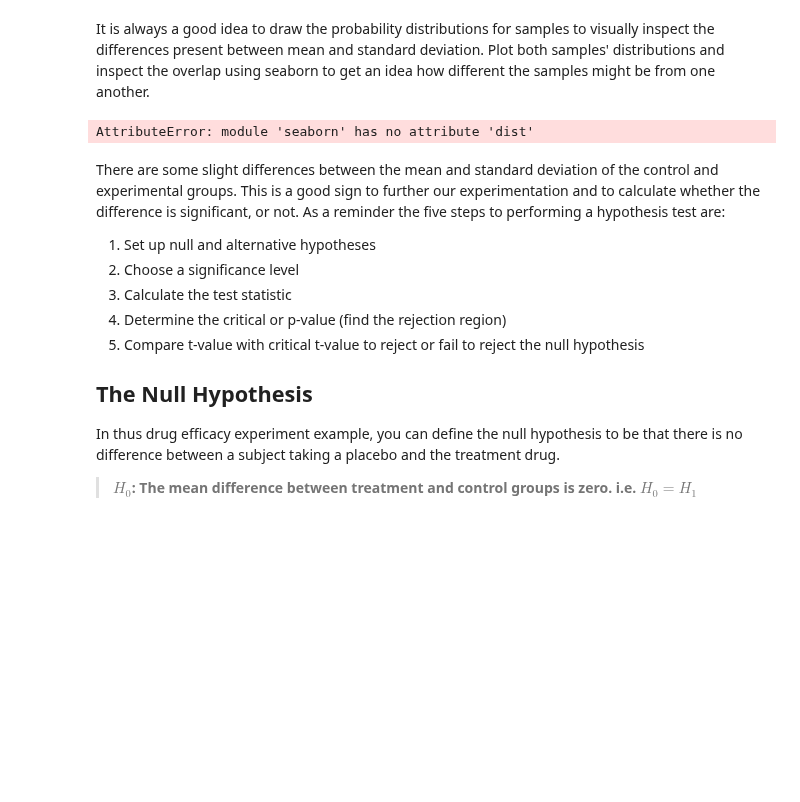
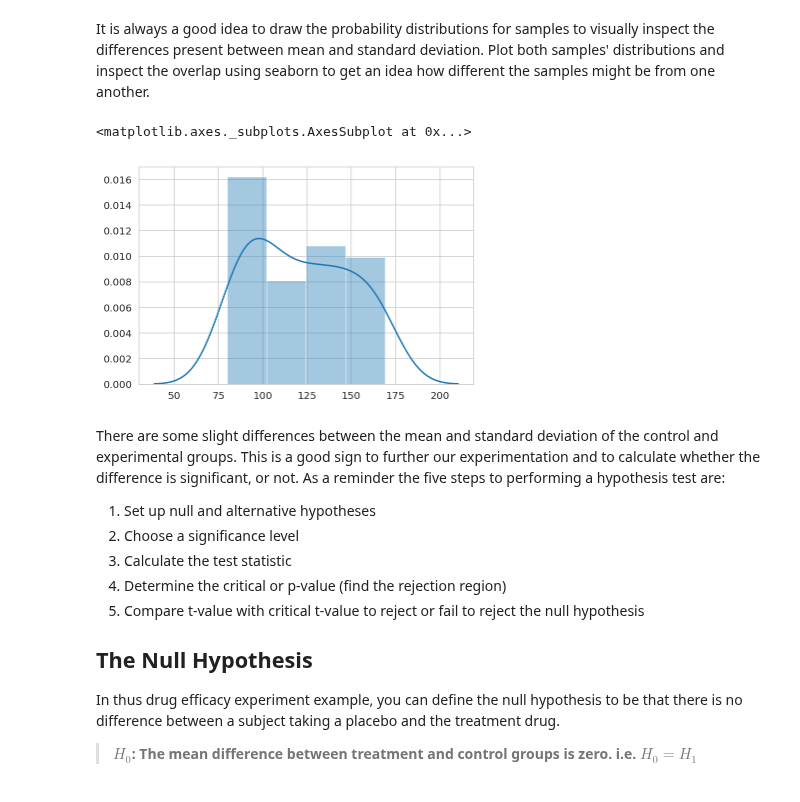
Before and after one commit to max-miller/dsc-two-sample-t-tests-lab-nyc-ds-career-042219, a Jupyter notebook: index.ipynb, the cells around one changed output. Cells and saved outputs as stored; diff of their text form; code cells hidden in the pictures; blank space fills up the shorter version.

```diff
--- a/index.ipynb
+++ b/index.ipynb
@@ -56,9 +56,11 @@ It is always a good idea to draw the probability distributions for samples to vi
 Plot both samples' distributions and inspect the overlap using seaborn to get an idea how different the samples might be from one another.
 # %%
 # Draw a plot showing overlapping of distribution means and sds for incpection
-sns.dist(control)
+sns.distplot(control)
+sns.distplot()
 # %% [output]
-AttributeError: module 'seaborn' has no attribute 'dist'
+<matplotlib.axes._subplots.AxesSubplot at 0x...>
+[figure, added]
 # %% [markdown]
 There are some slight differences between the mean and standard deviation of the control and experimental groups. This is a good sign to further our experimentation and to calculate whether the difference is significant, or not. As a reminder the five steps to performing a hypothesis test are:
 
```
